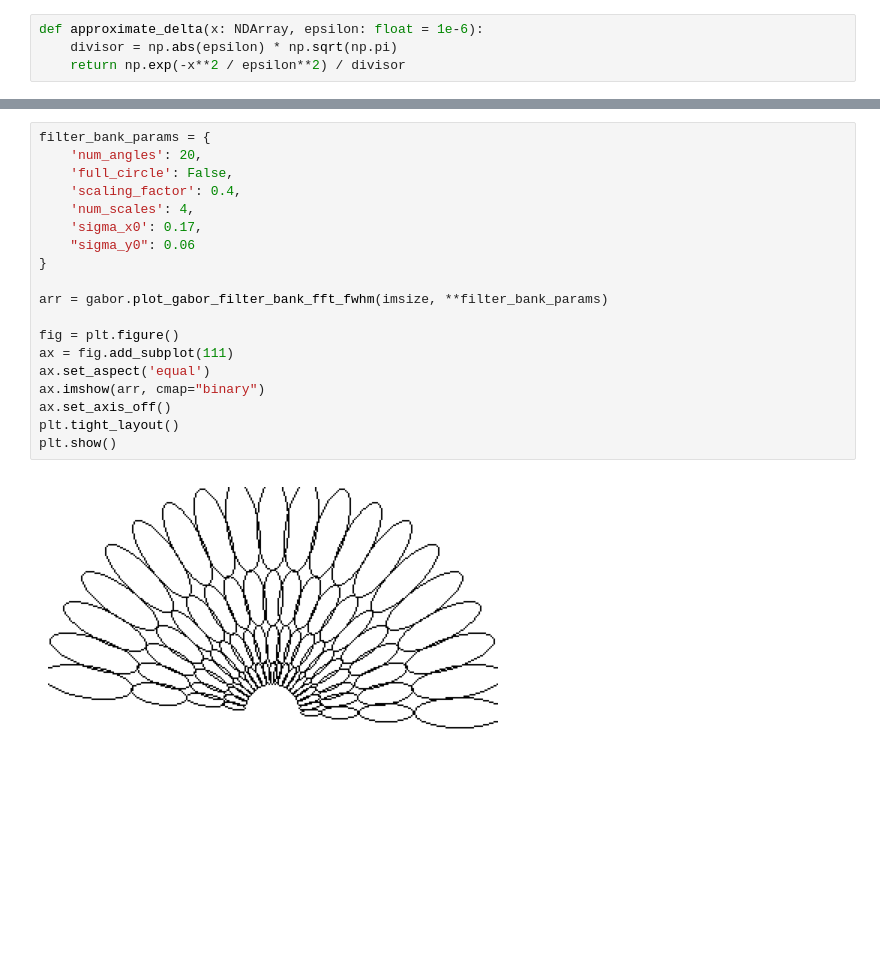
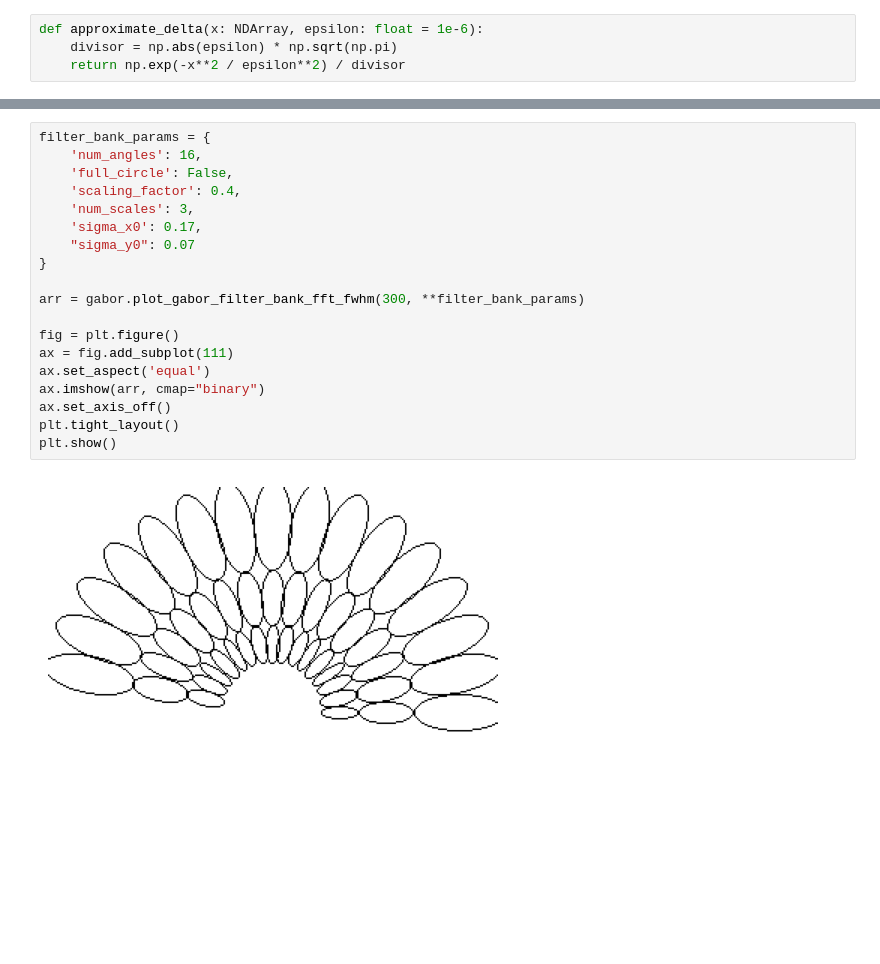
Before and after one commit to guyshapira-academic/texture-segmentation, a Jupyter notebook: notebook.ipynb, the cells around one changed output, grey strips where cells are left out. Drawn from its saved outputs; the diff is of its cells as text.

```diff
--- a/notebook.ipynb
+++ b/notebook.ipynb
@@ -29,24 +53,24 @@ plt.show()
 # %%
 filter_bank_params = {
-    'num_angles': 20,
+    'num_angles': 16,
     'full_circle': False,
     'scaling_factor': 0.4,
-    'num_scales': 4,
+    'num_scales': 3,
     'sigma_x0': 0.17,
-    "sigma_y0": 0.06
+    "sigma_y0": 0.07
 }
 
-arr = gabor.plot_gabor_filter_bank_fft_fwhm(imsize, **filter_bank_params)
+arr = gabor.plot_gabor_filter_bank_fft_fwhm(300, **filter_bank_params)
 
 fig = plt.figure()
 ax = fig.add_subplot(111)
 ax.set_aspect('equal')
 ax.imshow(arr, cmap="binary")
 ax.set_axis_off()
 plt.tight_layout()
 plt.show()
 # %% [output]
-[figure, old version]
+[figure, new version]
 # %%
 gabor_features_complex = gabor.gabor_features_raw(image, filter_bank_params)
 
```
Also changed, not shown: parts of 14 cells of this notebook, 3 other files.
